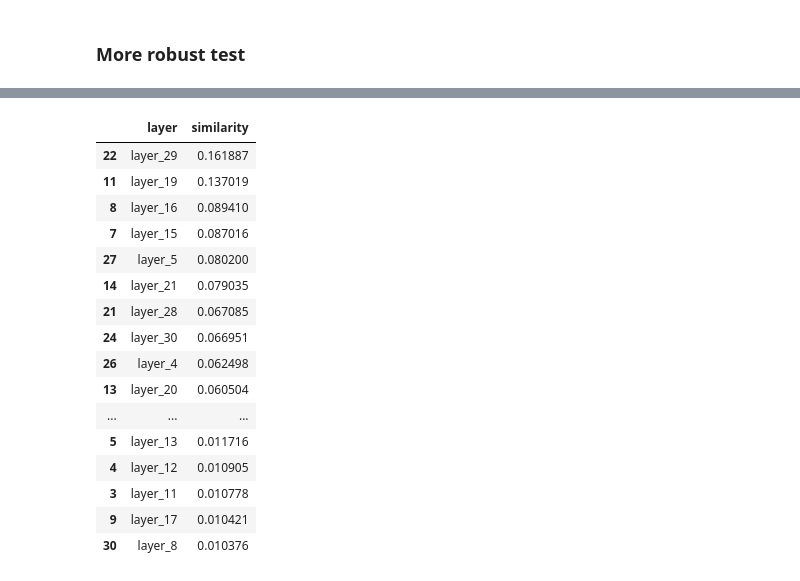
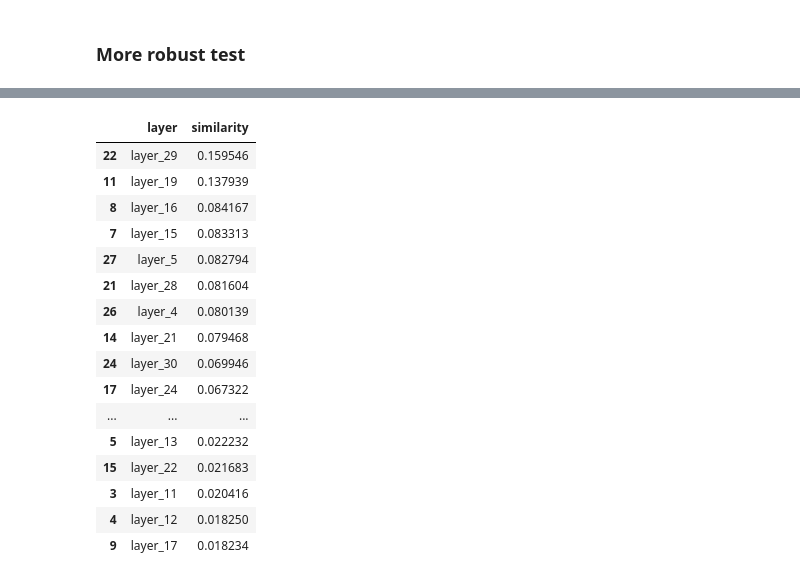
Before and after one commit to rafaelpierrehf/peft-playground, a Jupyter notebook: notebooks/vectors.ipynb, the cells around one changed output, grey strips where cells are left out. Cells and saved outputs as stored; diff of their text form; code cells hidden in the pictures.

```diff
--- a/notebooks/vectors.ipynb
+++ b/notebooks/vectors.ipynb
@@ -242,25 +160,25 @@ for item in multiplied:
 
 df = pd.DataFrame.from_dict(sim_pd, orient = "columns")
 # %%
-df.groupby("layer").mean().reset_index().sort_values("similarity", ascending = False)
+df.groupby("layer").median().reset_index().sort_values("similarity", ascending = False)
 # %% [output]
 |  | layer | similarity |
-| 22 | layer_29 | 0.161887 |
-| 11 | layer_19 | 0.137019 |
-| 8 | layer_16 | 0.089410 |
-| 7 | layer_15 | 0.087016 |
-| 27 | layer_5 | 0.080200 |
-| 14 | layer_21 | 0.079035 |
-| 21 | layer_28 | 0.067085 |
-| 24 | layer_30 | 0.066951 |
-| 26 | layer_4 | 0.062498 |
-| 13 | layer_20 | 0.060504 |
+| 22 | layer_29 | 0.159546 |
+| 11 | layer_19 | 0.137939 |
+| 8 | layer_16 | 0.084167 |
+| 7 | layer_15 | 0.083313 |
+| 27 | layer_5 | 0.082794 |
+| 21 | layer_28 | 0.081604 |
+| 26 | layer_4 | 0.080139 |
+| 14 | layer_21 | 0.079468 |
+| 24 | layer_30 | 0.069946 |
+| 17 | layer_24 | 0.067322 |
 | ... | ... | ... |
-| 5 | layer_13 | 0.011716 |
-| 4 | layer_12 | 0.010905 |
-| 3 | layer_11 | 0.010778 |
-| 9 | layer_17 | 0.010421 |
-| 30 | layer_8 | 0.010376 |
+| 5 | layer_13 | 0.022232 |
+| 15 | layer_22 | 0.021683 |
+| 3 | layer_11 | 0.020416 |
+| 4 | layer_12 | 0.018250 |
+| 9 | layer_17 | 0.018234 |
 # %%
 import seaborn as sns
 
```
Also changed, not shown: parts of 5 cells of this notebook, 1 other file.
